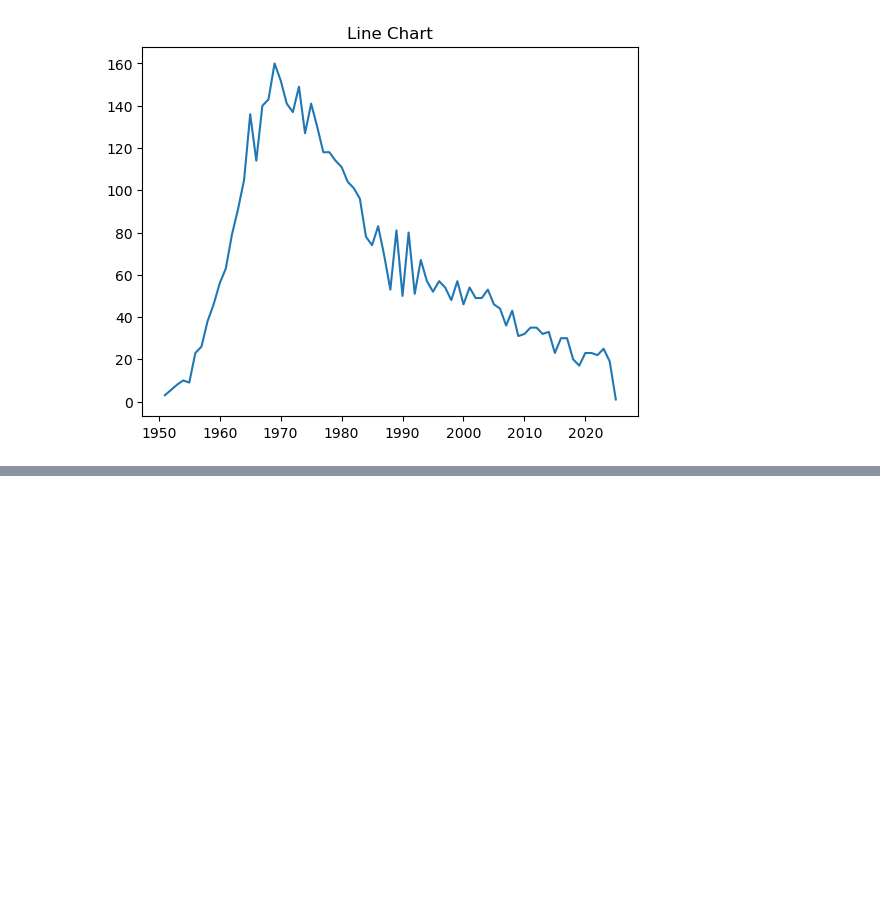
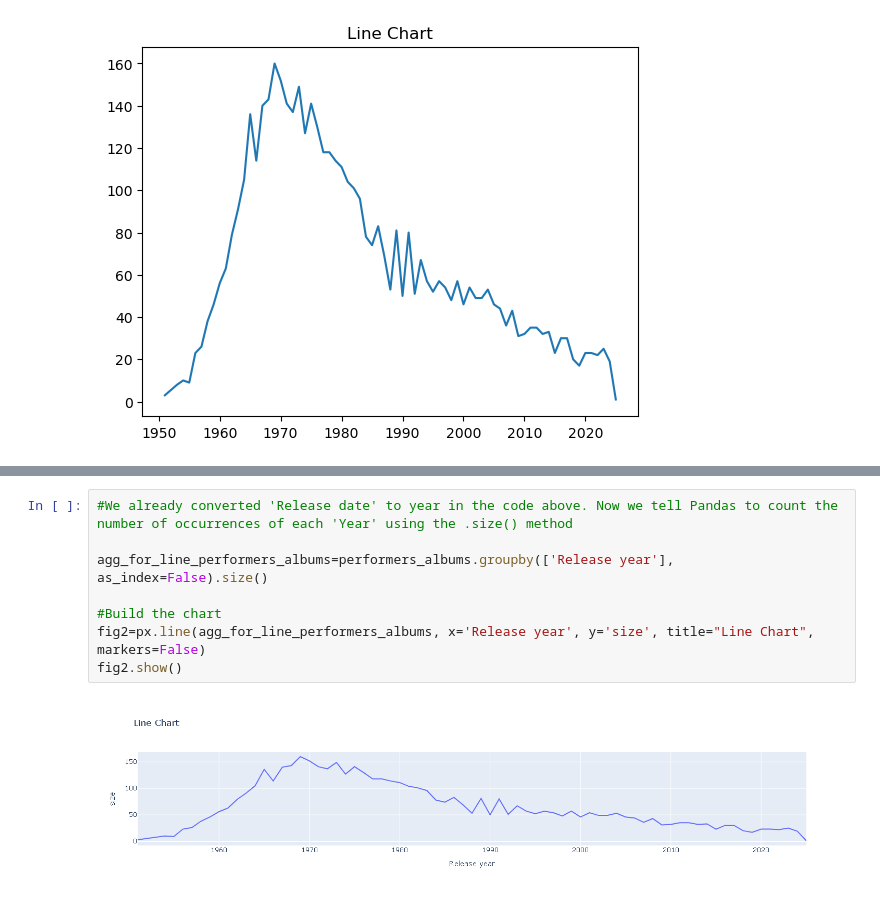
Before and after one commit to OSU-Libraries-Research-Services/data_visualization, a Jupyter notebook: python_data_visualization.ipynb, the cells around one changed output, grey strips where cells are left out. Cells and saved outputs as stored; diff of their text form; blank space fills up the shorter version.

```diff
--- a/python_data_visualization.ipynb
+++ b/python_data_visualization.ipynb
@@ -349,0 +368,10 @@ Let's use plotly to build a **bar**, **line**, and **scatterplot** using the **p
+# %%
+#We already converted 'Release date' to year in the code above. Now we tell Pandas to count the number of occurrences of each 'Year' using the .size() method
+
+agg_for_line_performers_albums=performers_albums.groupby(['Release year'], as_index=False).size()
+
+#Build the chart
+fig2=px.line(agg_for_line_performers_albums, x='Release year', y='size', title="Line Chart", markers=False)
+fig2.show()
+# %% [output]
+[figure, added]
```
Also changed, not shown: parts of 16 cells of this notebook, 1 other file.
